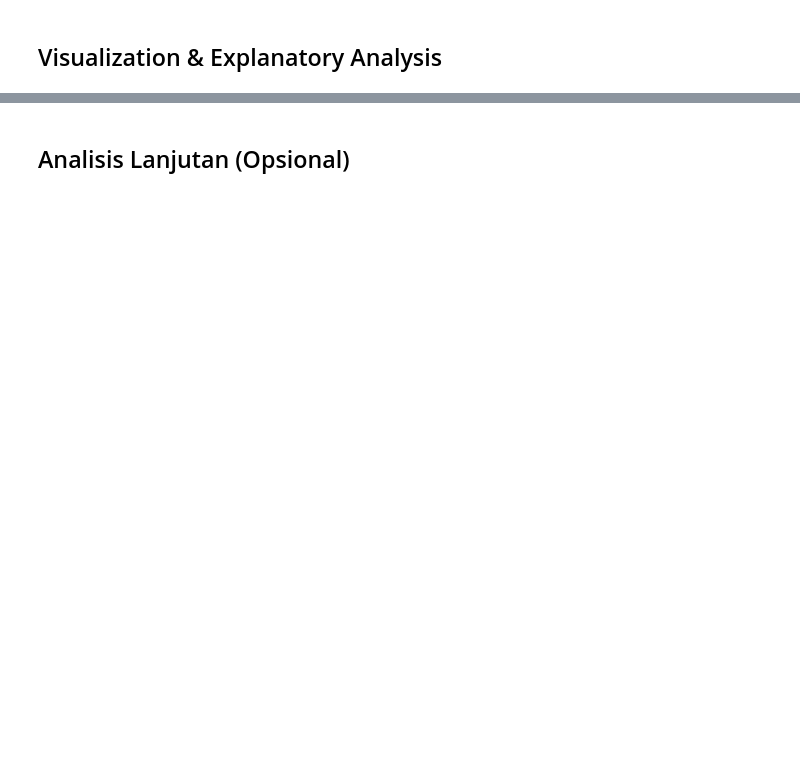
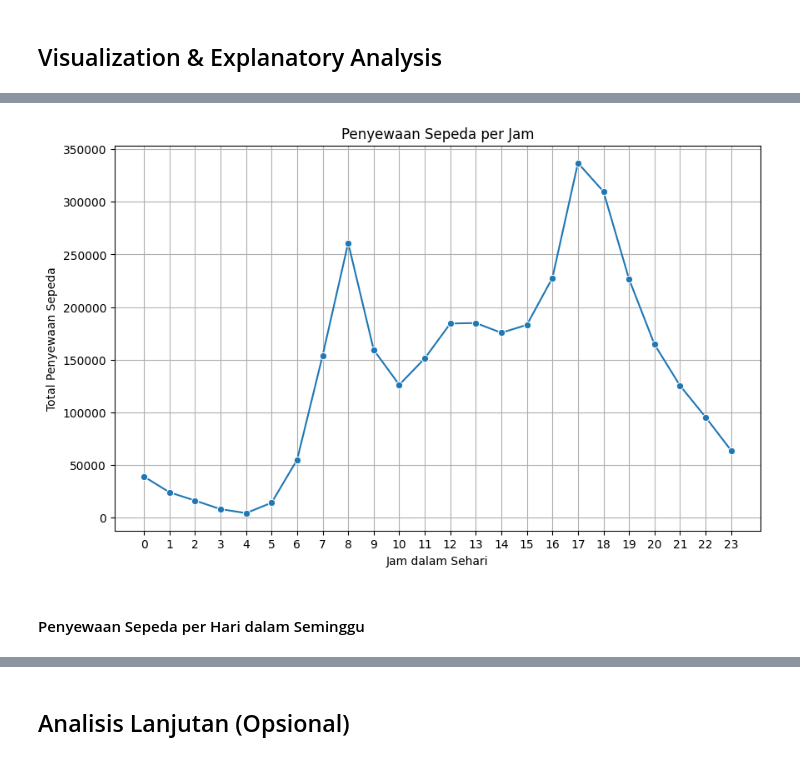
Before and after one commit to bagascahyawiguna/DataAnalysis, a Jupyter notebook: notebook.ipynb, the cells around one changed output, grey strips where cells are left out. Saved outputs shown, nothing was run; the diff lists cells and outputs as text; code cells hidden in the pictures; blank space fills up the shorter version.

```diff
--- a/notebook.ipynb
+++ b/notebook.ipynb
@@ -68,0 +196,2 @@ day_df.head()
+# %%
+hour_df['dteday'] = pd.to_datetime(hour_df['dteday'])
@@ -86,0 +466,17 @@ day_df.head()
+# %%
+# Agregasi total penyewaan sepeda per jam
+hourly_rentals = hour_df.groupby('hr')['cnt'].sum()
+
+# Plot penyewaan sepeda per jam
+plt.figure(figsize=(10, 6))
+sn.lineplot(x=hourly_rentals.index, y=hourly_rentals.values, marker='o')
+plt.title('Penyewaan Sepeda per Jam')
+plt.xlabel('Jam dalam Sehari')
+plt.ylabel('Total Penyewaan Sepeda')
+plt.xticks(ticks=range(0, 24))
+plt.grid(True)
+plt.show()
+# %% [output]
+[figure, added]
+# %% [markdown]
+#### Penyewaan Sepeda per Hari dalam Seminggu
```
Also changed, not shown: parts of 70 cells of this notebook.
